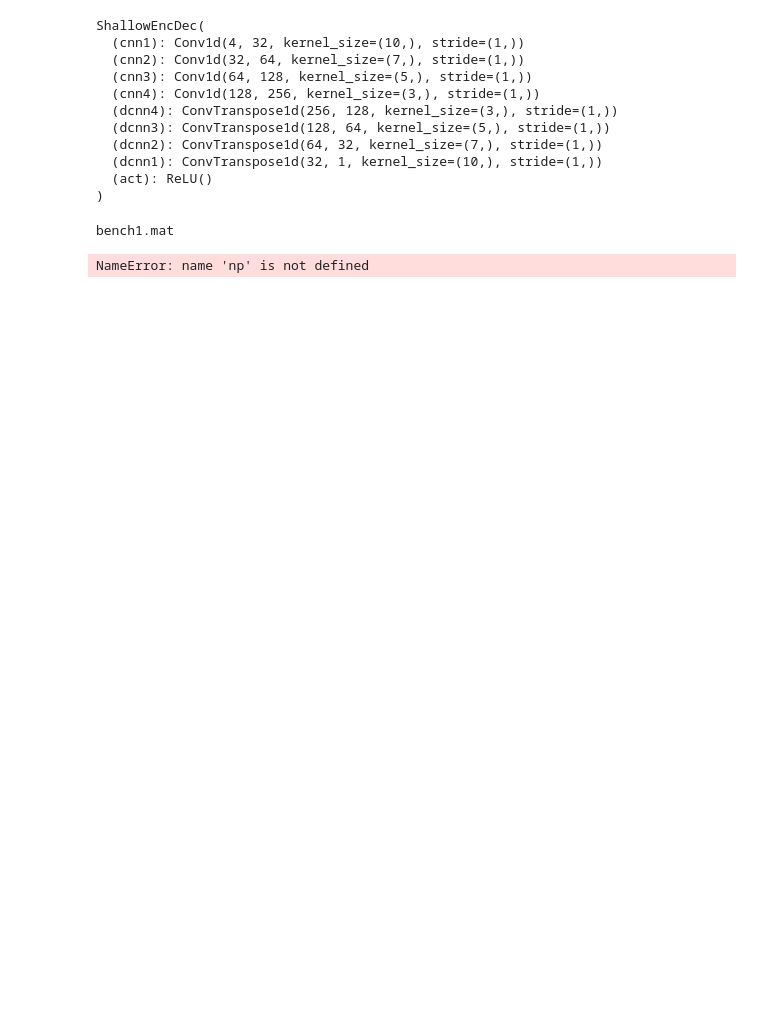
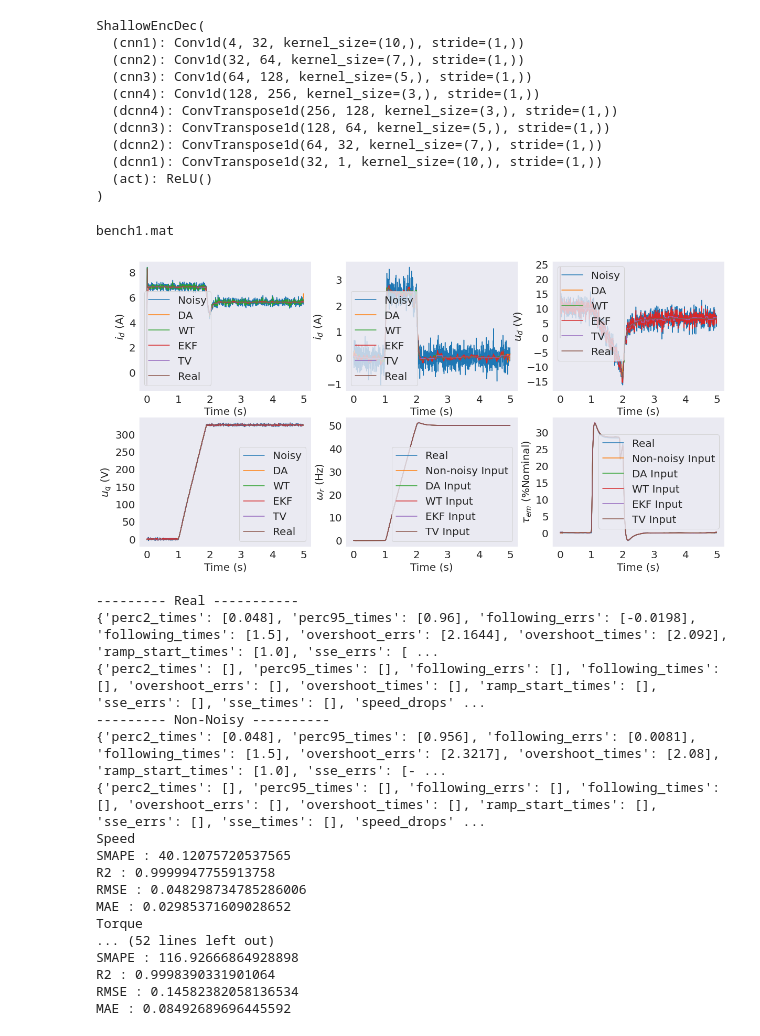
Before and after one commit to sagarverma/TemporalNeuralDenoisers, a Jupyter notebook: notebooks/predictions.ipynb, the cells around one changed output. Drawn from its saved outputs; the diff is of its cells as text; code cells hidden in the pictures; blank space fills up the shorter version.

```diff
--- a/notebooks/predictions.ipynb
+++ b/notebooks/predictions.ipynb
@@ -128,24 +128,28 @@ for mat_file in mat_files[:1]:
     out_id_da = out_id.data.cpu().numpy()[0]
     out_id_wt = wt(data['noisy_current_d'][0], 0.17)
     out_id_ekf = ekf(data['noisy_current_d'][0], 0.17)
+    out_id_tv = tv(data['noisy_current_d'][0], 0.17)
 
     inp_iq = torch.tensor([x_iq[:, st:st+w]]).cuda().float()
     out_iq = model_iq(inp_iq)
     out_iq_da = out_iq.data.cpu().numpy()[0]
     out_iq_wt = wt(data['noisy_current_q'][0], 0.29)
     out_iq_ekf = ekf(data['noisy_current_q'][0], 0.29)
+    out_iq_tv = tv(data['noisy_current_q'][0], 0.29)
 
     inp_ud = torch.tensor([x_ud[:, st:st+w]]).cuda().float()
     out_ud = model_ud(inp_ud)
     out_ud_da = out_ud.data.cpu().numpy()[0]
     out_ud_wt = wt(data['noisy_voltage_d'][0], 1.85)
     out_ud_ekf = ekf(data['noisy_voltage_d'][0], 1.85)
+    out_ud_tv = tv(data['noisy_voltage_d'][0], 1.85)
 
     inp_uq = torch.tensor([x_uq[:, st:st+w]]).cuda().float()
     out_uq = model_uq(inp_uq)
     out_uq_da = out_uq.data.cpu().numpy()[0]
     out_uq_wt = wt(data['noisy_voltage_q'][0], 1.78)
     out_uq_ekf = ekf(data['noisy_voltage_q'][0], 1.78)
+    out_uq_tv = tv(data['noisy_voltage_q'][0], 1.78)
 
     inp = torch.tensor([x[:, st:st+w]]).cuda().float()
     out_spd = model_spd(inp)
@@ -166,6 +170,10 @@ for mat_file in mat_files[:1]:
                                            out_iq_ekf / 30,
                                            out_ud_ekf / 300,
                                            out_uq_ekf / 300]])).cuda().float()
+    inps_tv = torch.from_numpy(np.stack([[out_id_tv / 30,
+                                           out_iq_tv / 30,
+                                           out_ud_tv / 300,
+                                           out_uq_tv / 300]])).cuda().float()
 
     out_spd_da = model_spd(inps_da)
     out_spd_da = out_spd_da.data.cpu().numpy()[0]
@@ -173,6 +181,8 @@ for mat_file in mat_files[:1]:
     out_spd_wt = out_spd_wt.data.cpu().numpy()[0]
     out_spd_ekf = model_spd(inps_ekf)
     out_spd_ekf = out_spd_ekf.data.cpu().numpy()[0]
+    out_spd_tv = model_spd(inps_tv)
+    out_spd_tv = out_spd_tv.data.cpu().numpy()[0]
 
     out_trq_da = model_trq(inps_da)
     out_trq_da = out_trq_da.data.cpu().numpy()[0]
@@ -180,6 +190,8 @@ for mat_file in mat_files[:1]:
     out_trq_wt = out_trq_wt.data.cpu().numpy()[0]
     out_trq_ekf = model_trq(inps_ekf)
     out_trq_ekf = out_trq_ekf.data.cpu().numpy()[0]
+    out_trq_tv = model_trq(inps_tv)
+    out_trq_tv = out_trq_tv.data.cpu().numpy()[0]
 
 
     speed_pred = np.copy(data['speed'][0])
@@ -210,6 +222,12 @@ for mat_file in mat_files[:1]:
     torque_pred_ekf = out_trq_ekf[0] * 120
     torque_pred_ekf = alpha * torque_pred_ekf + (1 - alpha) * data['torque'][0]
 
+    speed_pred_tv = out_spd_tv[0] * 80
+    speed_pred_tv = alpha * speed_pred_tv + (1 - alpha) * data['speed'][0]
+
+    torque_pred_tv = out_trq_tv[0] * 120
+    torque_pred_tv = alpha * torque_pred_tv + (1 - alpha) * data['torque'][0]
+
 
     sns.set_style("dark")
     fig = plt.figure(figsize=(20,10))
@@ -219,6 +237,7 @@ for mat_file in mat_files[:1]:
     plt.plot(data['time'][0, st:st+w], out_id_da[0] * 30, label='DA')
     plt.plot(data['time'][0, st:st+w], out_id_wt[st:st+w], label='WT')
     plt.plot(data['time'][0, st:st+w], out_id_ekf[st:st+w], label='EKF')
+    plt.plot(data['time'][0, st:st+w], out_id_tv[st:st+w], label='TV')
     plt.plot(data['time'][0, st:st+w], data['current_d'][0, st:st+w], label='Real')
     plt.ylabel(r'$i_d$ (A)', fontsize=20)
     plt.xlabel('Time (s)', fontsize=20)
@@ -231,6 +250,7 @@ for mat_file in mat_files[:1]:
     plt.plot(data['time'][0, st:st+w], out_iq_da[0] * 30, label='DA')
     plt.plot(data['time'][0, st:st+w], out_iq_wt[st:st+w], label='WT')
     plt.plot(data['time'][0, st:st+w], out_iq_ekf[st:st+w], label='EKF')
+    plt.plot(data['time'][0, st:st+w], out_iq_tv[st:st+w], label='TV')
     plt.plot(data['time'][0, st:st+w], data['current_q'][0, st:st+w], label='Real')
     plt.ylabel(r'$i_d$ (A)', fontsize=20)
     plt.xlabel('Time (s)', fontsize=20)
@@ -243,6 +263,7 @@ for mat_file in mat_files[:1]:
     plt.plot(data['time'][0, st:st+w], out_ud_da[0] * 300, label='DA')
     plt.plot(data['time'][0, st:st+w], out_ud_wt[st:st+w], label='WT')
     plt.plot(data['time'][0, st:st+w], out_ud_ekf[st:st+w], label='EKF')
+    plt.plot(data['time'][0, st:st+w], out_ud_tv[st:st+w], label='TV')
     plt.plot(data['time'][0, st:st+w], data['voltage_d'][0, st:st+w], label='Real')
     plt.ylabel(r'$u_d$ (V)', fontsize=20)
     plt.xlabel('Time (s)', fontsize=20)
@@ -255,6 +276,7 @@ for mat_file in mat_files[:1]:
     plt.plot(data['time'][0, st:st+w], out_uq_da[0] * 300, label='DA')
     plt.plot(data['time'][0, st:st+w], out_uq_wt[st:st+w], label='WT')
     plt.plot(data['time'][0, st:st+w], out_uq_ekf[st:st+w], label='EKF')
+    plt.plot(data['time'][0, st:st+w], out_uq_tv[st:st+w], label='TV')
     plt.plot(data['time'][0, st:st+w], data['voltage_q'][0, st:st+w], label='Real')
     plt.ylabel(r'$u_q$ (V)', fontsize=20)
     plt.xlabel('Time (s)', fontsize=20)
@@ -268,6 +290,7 @@ for mat_file in mat_files[:1]:
     plt.plot(data['time'][0, st:st+w], speed_pred_da[st:st+w], label='DA Input')
     plt.plot(data['time'][0, st:st+w], speed_pred_wt[st:st+w], label='WT Input')
     plt.plot(data['time'][0, st:st+w], speed_pred_ekf[st:st+w], label='EKF Input')
+    plt.plot(data['time'][0, st:st+w], speed_pred_tv[st:st+w], label='TV Input')
     plt.ylabel(r'$\omega_r$ (Hz)', fontsize=20)
     plt.xlabel('Time (s)', fontsize=20)
     plt.xticks(fontsize=20)
@@ -280,32 +303,54 @@ for mat_file in mat_files[:1]:
     plt.plot(data['time'][0, st:st+w], torque_pred_da[st:st+w], label='DA Input')
     plt.plot(data['time'][0, st:st+w], torque_pred_wt[st:st+w], label='WT Input')
     plt.plot(data['time'][0, st:st+w], torque_pred_ekf[st:st+w], label='EKF Input')
+    plt.plot(data['time'][0, st:st+w], torque_pred_tv[st:st+w], label='TV Input')
     plt.ylabel(r'$\tau_{em}$ (%Nominal)', fontsize=20)
     plt.xlabel('Time (s)', fontsize=20)
     plt.xticks(fontsize=20)
     plt.yticks(fontsize=20)
     plt.legend(fontsize=20)
 
     plt.show()
 
     print ('--------- Real -----------')
     compute_ee(data, data['speed'][0], data['torque'][0])
 
     print ('--------- Non-Noisy ----------')
     compute_ee(data, speed_pred, torque_pred)
     compute_ml(data, speed_pred, torque_pred)
 
     print ('------- DA --------')
     compute_ee(data, speed_pred_da, torque_pred_da)
     compute_ml(data, speed_pred_da, torque_pred_da)
 
     print ('------- WT --------')
     compute_ee(data, speed_pred_wt, torque_pred_wt)
     compute_ml(data, speed_pred_wt, torque_pred_wt)
 
     print ('------- EKF --------')
     compute_ee(data, speed_pred_ekf, torque_pred_ekf)
     compute_ml(data, speed_pred_ekf, torque_pred_ekf)
+
+    print ('------- TV --------')
+    compute_ee(data, speed_pred_tv, torque_pred_tv)
+    compute_ml(data, speed_pred_tv, torque_pred_tv)
 # %% [output]
 bench1.mat
+[figure, added]
-NameError: name 'np' is not defined
+--------- Real -----------
+{'perc2_times': [0.048], 'perc95_times': [0.96], 'following_errs': [-0.0198], 'following_times': [1.5], 'overshoot_errs': [2.1644], 'overshoot_times': [2.092], 'ramp_start_times': [1.0], 'sse_errs': [ ...
+{'perc2_times': [], 'perc95_times': [], 'following_errs': [], 'following_times': [], 'overshoot_errs': [], 'overshoot_times': [], 'ramp_start_times': [], 'sse_errs': [], 'sse_times': [], 'speed_drops' ...
+--------- Non-Noisy ----------
+{'perc2_times': [0.048], 'perc95_times': [0.956], 'following_errs': [0.0081], 'following_times': [1.5], 'overshoot_errs': [2.3217], 'overshoot_times': [2.08], 'ramp_start_times': [1.0], 'sse_errs': [- ...
+{'perc2_times': [], 'perc95_times': [], 'following_errs': [], 'following_times': [], 'overshoot_errs': [], 'overshoot_times': [], 'ramp_start_times': [], 'sse_errs': [], 'sse_times': [], 'speed_drops' ...
+Speed
+SMAPE : 40.12075720537565
+R2 : 0.9999947755913758
+RMSE : 0.048298734785286006
+MAE : 0.02985371609028652
+Torque
+... (52 lines left out)
+SMAPE : 116.92666864928898
+R2 : 0.9998390331901064
+RMSE : 0.14582382058136534
+MAE : 0.08492689696445592
```
